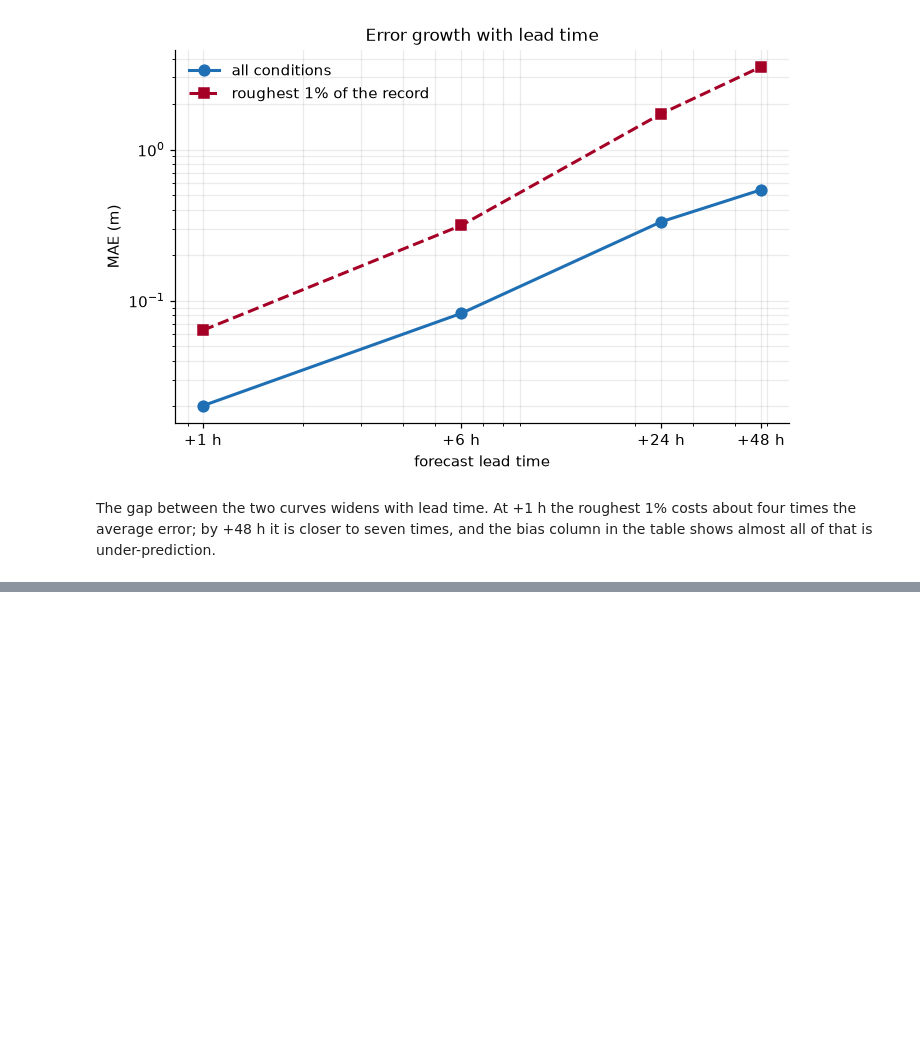
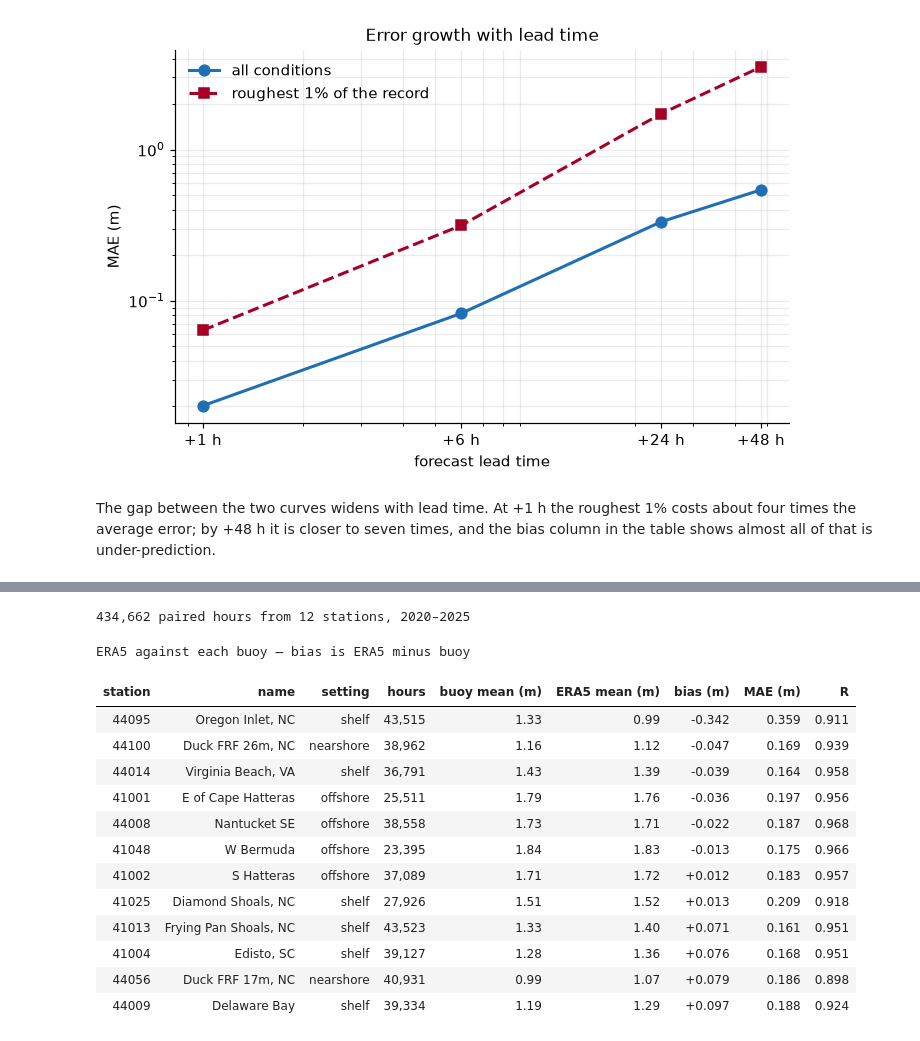
Before and after one commit to YMH0605/Ocean-wave, a Jupyter notebook: notebooks/01_results.ipynb, the cells around one changed output, grey strips where cells are left out. Saved outputs shown, nothing was run; the diff lists cells and outputs as text; code cells hidden in the pictures; blank space fills up the shorter version.

```diff
--- a/notebooks/01_results.ipynb
+++ b/notebooks/01_results.ipynb
@@ -703,0 +721,39 @@ and the bias column in the table shows almost all of that is under-prediction.
+# %%
+buoy = pd.read_parquet(ROOT / "data/interim/buoy_matched.parquet")
+
+print(f"{len(buoy):,} paired hours from {buoy['station'].nunique()} stations, "
+      f"{buoy['time'].dt.year.min()}–{buoy['time'].dt.year.max()}\n")
+
+per_station = (buoy.groupby(["station", "name", "setting"])
+               .apply(lambda g: pd.Series({
+                   "hours": len(g),
+                   "buoy mean (m)": g["WVHT"].mean(),
+                   "ERA5 mean (m)": g["era5_swh"].mean(),
+                   "bias (m)": (g["era5_swh"] - g["WVHT"]).mean(),
+                   "MAE (m)": (g["era5_swh"] - g["WVHT"]).abs().mean(),
+                   "R": g["era5_swh"].corr(g["WVHT"])}),
+                      include_groups=False)
+               .reset_index()
+               .sort_values("bias (m)"))
+
+display(per_station.style.format({
+    "hours": "{:,.0f}", "buoy mean (m)": "{:.2f}", "ERA5 mean (m)": "{:.2f}",
+    "bias (m)": "{:+.3f}", "MAE (m)": "{:.3f}", "R": "{:.3f}"})
+    .hide(axis="index")
+    .set_caption("ERA5 against each buoy — bias is ERA5 minus buoy"))
+# %% [output]
+434,662 paired hours from 12 stations, 2020–2025
+ERA5 against each buoy — bias is ERA5 minus buoy
+| station | name | setting | hours | buoy mean (m) | ERA5 mean (m) | bias (m) | MAE (m) | R |
+| 44095 | Oregon Inlet, NC | shelf | 43,515 | 1.33 | 0.99 | -0.342 | 0.359 | 0.911 |
+| 44100 | Duck FRF 26m, NC | nearshore | 38,962 | 1.16 | 1.12 | -0.047 | 0.169 | 0.939 |
+| 44014 | Virginia Beach, VA | shelf | 36,791 | 1.43 | 1.39 | -0.039 | 0.164 | 0.958 |
+| 41001 | E of Cape Hatteras | offshore | 25,511 | 1.79 | 1.76 | -0.036 | 0.197 | 0.956 |
+| 44008 | Nantucket SE | offshore | 38,558 | 1.73 | 1.71 | -0.022 | 0.187 | 0.968 |
+| 41048 | W Bermuda | offshore | 23,395 | 1.84 | 1.83 | -0.013 | 0.175 | 0.966 |
+| 41002 | S Hatteras | offshore | 37,089 | 1.71 | 1.72 | +0.012 | 0.183 | 0.957 |
+| 41025 | Diamond Shoals, NC | shelf | 27,926 | 1.51 | 1.52 | +0.013 | 0.209 | 0.918 |
+| 41013 | Frying Pan Shoals, NC | shelf | 43,523 | 1.33 | 1.40 | +0.071 | 0.161 | 0.951 |
+| 41004 | Edisto, SC | shelf | 39,127 | 1.28 | 1.36 | +0.076 | 0.168 | 0.951 |
+| 44056 | Duck FRF 17m, NC | nearshore | 40,931 | 0.99 | 1.07 | +0.079 | 0.186 | 0.898 |
+| 44009 | Delaware Bay | shelf | 39,334 | 1.19 | 1.29 | +0.097 | 0.188 | 0.924 |
```
Also changed, not shown: parts of 8 cells of this notebook, 11 other files.
